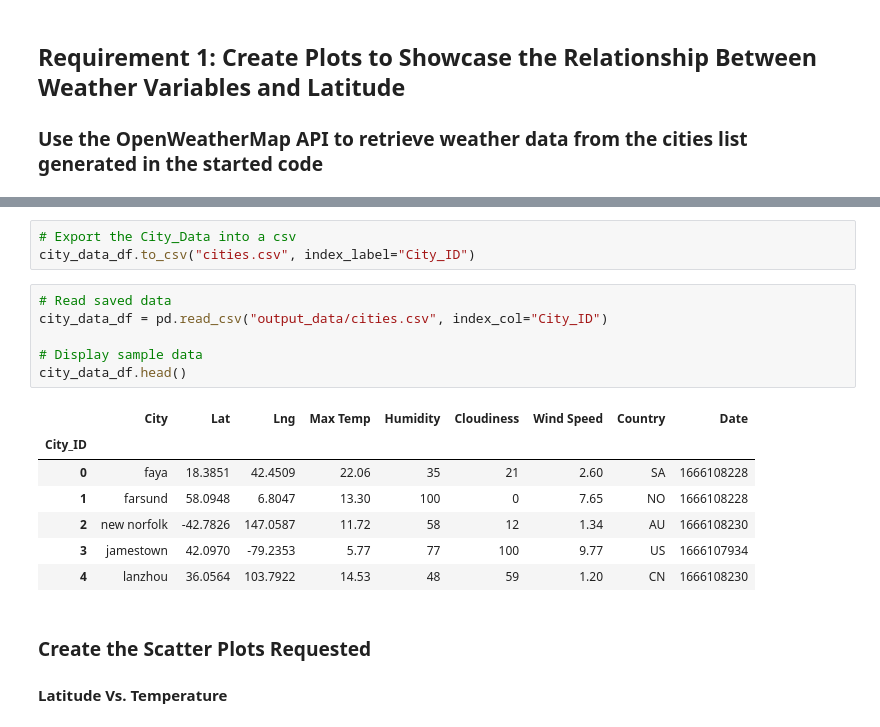
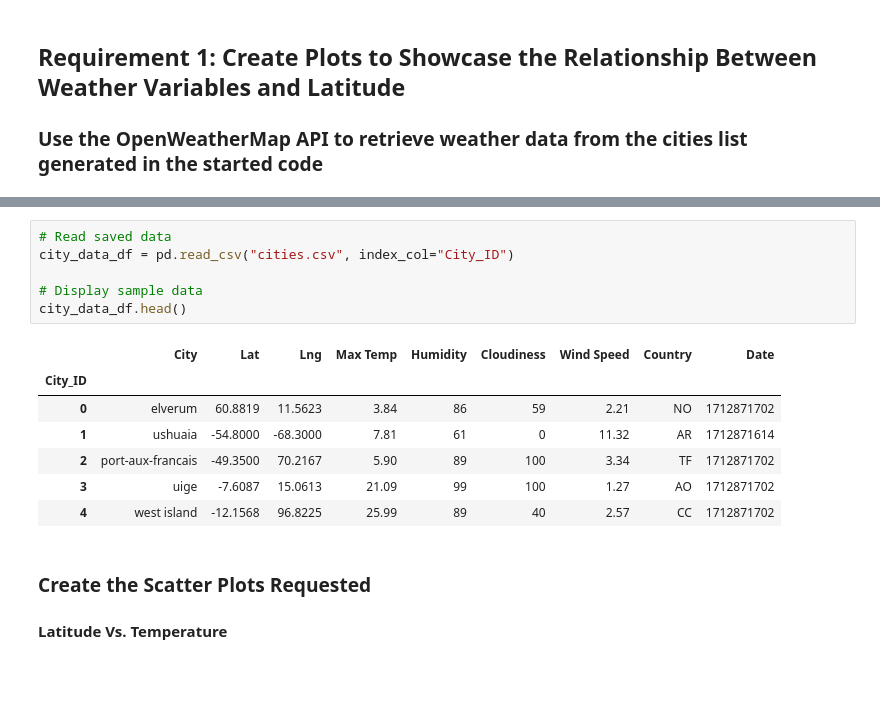
Before and after one commit to eaccooper5/python-api-challenge, a Jupyter notebook: WeatherPy/WeatherPy.ipynb, the cells around one changed output, grey strips where cells are left out. Cells and saved outputs as stored; diff of their text form; blank space fills up the shorter version.

```diff
--- a/WeatherPy/WeatherPy.ipynb
+++ b/WeatherPy/WeatherPy.ipynb
@@ -169,20 +169,17 @@ city_data_df.head()
-# %%
-# Export the City_Data into a csv
-city_data_df.to_csv("cities.csv", index_label="City_ID")
 # %%
 # Read saved data
-city_data_df = pd.read_csv("output_data/cities.csv", index_col="City_ID")
+city_data_df = pd.read_csv("cities.csv", index_col="City_ID")
 
 # Display sample data
 city_data_df.head()
 # %% [output]
 |  | City | Lat | Lng | Max Temp | Humidity | Cloudiness | Wind Speed | Country | Date |
 | City_ID |  |  |  |  |  |  |  |  |  |
-| 0 | faya | 18.3851 | 42.4509 | 22.06 | 35 | 21 | 2.60 | SA | 1666108228 |
-| 1 | farsund | 58.0948 | 6.8047 | 13.30 | 100 | 0 | 7.65 | NO | 1666108228 |
-| 2 | new norfolk | -42.7826 | 147.0587 | 11.72 | 58 | 12 | 1.34 | AU | 1666108230 |
-| 3 | jamestown | 42.0970 | -79.2353 | 5.77 | 77 | 100 | 9.77 | US | 1666107934 |
-| 4 | lanzhou | 36.0564 | 103.7922 | 14.53 | 48 | 59 | 1.20 | CN | 1666108230 |
+| 0 | elverum | 60.8819 | 11.5623 | 3.84 | 86 | 59 | 2.21 | NO | 1712871702 |
+| 1 | ushuaia | -54.8000 | -68.3000 | 7.81 | 61 | 0 | 11.32 | AR | 1712871614 |
+| 2 | port-aux-francais | -49.3500 | 70.2167 | 5.90 | 89 | 100 | 3.34 | TF | 1712871702 |
+| 3 | uige | -7.6087 | 15.0613 | 21.09 | 99 | 100 | 1.27 | AO | 1712871702 |
+| 4 | west island | -12.1568 | 96.8225 | 25.99 | 89 | 40 | 2.57 | CC | 1712871702 |
 # %% [markdown]
 ### Create the Scatter Plots Requested
 
```
Also changed, not shown: parts of 19 cells of this notebook, 6 other files.
